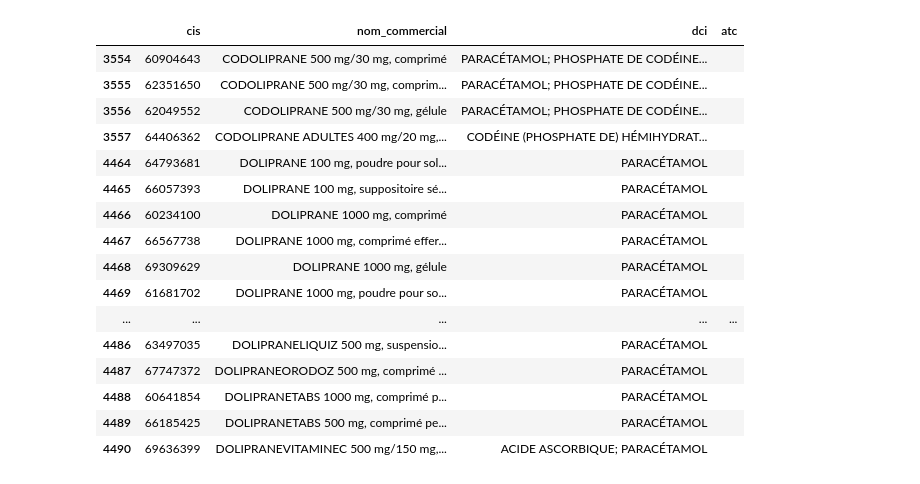
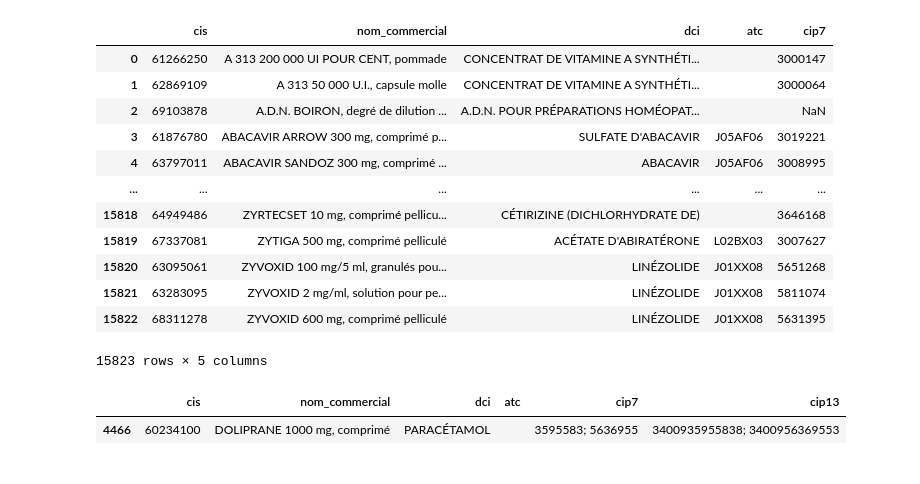
Before and after one commit to touXik/OCTAVIA, a Jupyter notebook: Dictionnair/arv_medications.ipynb, the cells around one changed output. Saved outputs shown, nothing was run; the diff lists cells and outputs as text; code cells hidden in the pictures.

```diff
--- a/Dictionnair/arv_medications.ipynb
+++ b/Dictionnair/arv_medications.ipynb
@@ -103,4 +168,4 @@ df_final["dci"] = df_final["dci"].fillna("")
 df_final["atc"] = df_final["atc"].fillna("")
 # %%
 # ========== sortie ==========
-df_final
+df_final=df_final.drop("cip13",axis=1)
@@ -121,25 +172,26 @@ df_final
+# %%
+df_final
+# %% [output]
+|  | cis | nom_commercial | dci | atc | cip7 |
+| 0 | 61266250 | A 313 200 000 UI POUR CENT, pommade | CONCENTRAT DE VITAMINE A SYNTHÉTI... |  | 3000147 |
+| 1 | 62869109 | A 313 50 000 U.I., capsule molle | CONCENTRAT DE VITAMINE A SYNTHÉTI... |  | 3000064 |
+| 2 | 69103878 | A.D.N. BOIRON, degré de dilution ... | A.D.N. POUR PRÉPARATIONS HOMÉOPAT... |  | NaN |
+| 3 | 61876780 | ABACAVIR ARROW 300 mg, comprimé p... | SULFATE D'ABACAVIR | J05AF06 | 3019221 |
+| 4 | 63797011 | ABACAVIR SANDOZ 300 mg, comprimé ... | ABACAVIR | J05AF06 | 3008995 |
+| ... | ... | ... | ... | ... | ... |
+| 15818 | 64949486 | ZYRTECSET 10 mg, comprimé pellicu... | CÉTIRIZINE (DICHLORHYDRATE DE) |  | 3646168 |
+| 15819 | 67337081 | ZYTIGA 500 mg, comprimé pelliculé | ACÉTATE D'ABIRATÉRONE | L02BX03 | 3007627 |
+| 15820 | 63095061 | ZYVOXID 100 mg/5 ml, granulés pou... | LINÉZOLIDE | J01XX08 | 5651268 |
+| 15821 | 63283095 | ZYVOXID 2 mg/ml, solution pour pe... | LINÉZOLIDE | J01XX08 | 5811074 |
+| 15822 | 68311278 | ZYVOXID 600 mg, comprimé pelliculé | LINÉZOLIDE | J01XX08 | 5631395 |
+15823 rows × 5 columns
 # %%
-mot = "DOLIPRANE"
+mot = "3595583"
 
 mask = df_final.astype(str).apply(lambda col: col.str.contains(mot, case=False, na=False))
 resultat = df_final[mask.any(axis=1)]
 
 resultat
 # %% [output]
-|  | cis | nom_commercial | dci | atc |
-| 3554 | 60904643 | CODOLIPRANE 500 mg/30 mg, comprimé | PARACÉTAMOL; PHOSPHATE DE CODÉINE... |  |
-| 3555 | 62351650 | CODOLIPRANE 500 mg/30 mg, comprim... | PARACÉTAMOL; PHOSPHATE DE CODÉINE... |  |
-| 3556 | 62049552 | CODOLIPRANE 500 mg/30 mg, gélule | PARACÉTAMOL; PHOSPHATE DE CODÉINE... |  |
-| 3557 | 64406362 | CODOLIPRANE ADULTES 400 mg/20 mg,... | CODÉINE (PHOSPHATE DE) HÉMIHYDRAT... |  |
-| 4464 | 64793681 | DOLIPRANE 100 mg, poudre pour sol... | PARACÉTAMOL |  |
-| 4465 | 66057393 | DOLIPRANE 100 mg, suppositoire sé... | PARACÉTAMOL |  |
-| 4466 | 60234100 | DOLIPRANE 1000 mg, comprimé | PARACÉTAMOL |  |
-| 4467 | 66567738 | DOLIPRANE 1000 mg, comprimé effer... | PARACÉTAMOL |  |
-| 4468 | 69309629 | DOLIPRANE 1000 mg, gélule | PARACÉTAMOL |  |
-| 4469 | 61681702 | DOLIPRANE 1000 mg, poudre pour so... | PARACÉTAMOL |  |
-| ... | ... | ... | ... | ... |
-| 4486 | 63497035 | DOLIPRANELIQUIZ 500 mg, suspensio... | PARACÉTAMOL |  |
-| 4487 | 67747372 | DOLIPRANEORODOZ 500 mg, comprimé ... | PARACÉTAMOL |  |
-| 4488 | 60641854 | DOLIPRANETABS 1000 mg, comprimé p... | PARACÉTAMOL |  |
-| 4489 | 66185425 | DOLIPRANETABS 500 mg, comprimé pe... | PARACÉTAMOL |  |
-| 4490 | 69636399 | DOLIPRANEVITAMINEC 500 mg/150 mg,... | ACIDE ASCORBIQUE; PARACÉTAMOL |  |
+|  | cis | nom_commercial | dci | atc | cip7 | cip13 |
+| 4466 | 60234100 | DOLIPRANE 1000 mg, comprimé | PARACÉTAMOL |  | 3595583; 5636955 | 3400935955838; 3400956369553 |
```
Also changed, not shown: parts of 10 cells of this notebook, 16 other files.
